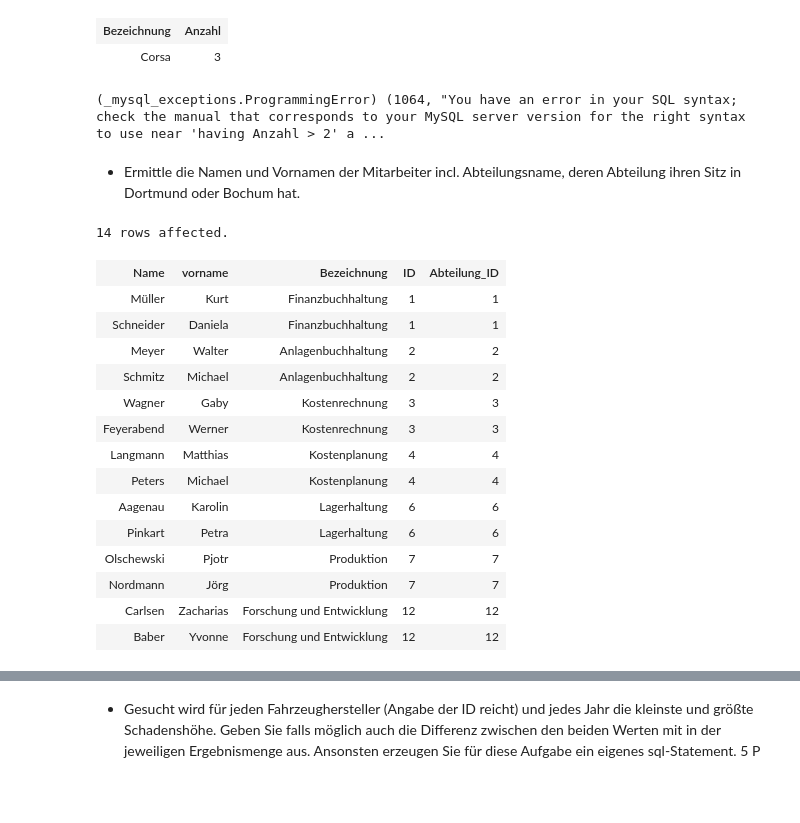
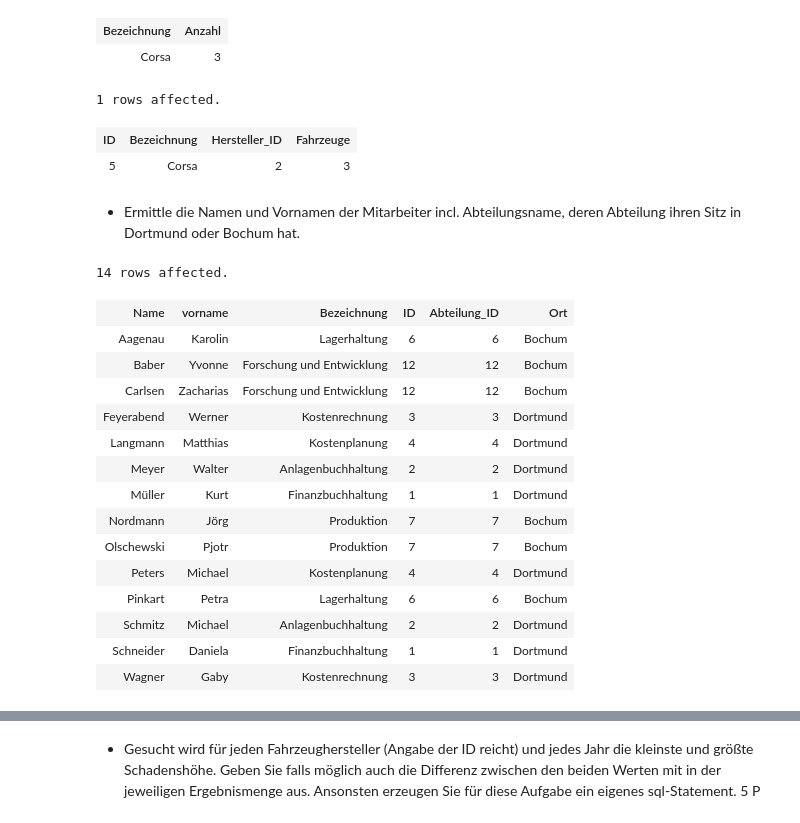
Before and after one commit to steinam/teacher, a Jupyter notebook: jup_notebooks/Versicherung_11FI3_On_Paper.ipynb, the cells around one changed output, grey strips where cells are left out. Drawn from its saved outputs; the diff is of its cells as text; code cells hidden in the pictures; blank space fills up the shorter version.

```diff
--- a/jup_notebooks/Versicherung_11FI3_On_Paper.ipynb
+++ b/jup_notebooks/Versicherung_11FI3_On_Paper.ipynb
@@ -50,42 +52,46 @@ having count(Anzahl) > 2
 | Corsa | 3 |
 # %%
 %%sql
-select fahrzeugtyp.*,
-	(Select sum(fahrzeug.ID) from fahrzeug) as Anzahl
+select *, (select count(*) from fahrzeug
+           where fahrzeug.fahrzeugtyp_id = fahrzeugtyp.id) as Fahrzeuge
 from fahrzeugtyp
-order by fahrzeugtyp.ID
-having Anzahl > 2;
+having Fahrzeuge > 2
+order by fahrzeugtyp.bezeichnung;
 # %% [output]
-(_mysql_exceptions.ProgrammingError) (1064, "You have an error in your SQL syntax; check the manual that corresponds to your MySQL server version for the right syntax to use near 'having Anzahl > 2' a ...
+1 rows affected.
+| ID | Bezeichnung | Hersteller_ID | Fahrzeuge |
+| 5 | Corsa | 2 | 3 |
 # %% [markdown]
 - Ermittle die Namen und Vornamen der Mitarbeiter incl. Abteilungsname, deren Abteilung ihren Sitz in Dortmund oder Bochum hat.
 # %%
 %%sql
 -- meine Lösung
 
 -- select ID from Abteilung where Abteilung.Ort = 'Dortmund' or abteilung.Ort =  'Bochum'
 
 
-select Name, vorname, Bezeichnung, Abteilung.ID, Mitarbeiter.Abteilung_ID from Mitarbeiter inner join Abteilung
+select Name, vorname, Bezeichnung, Abteilung.ID, Mitarbeiter.Abteilung_ID,
+    Abteilung.Ort from Mitarbeiter inner join Abteilung
 on Mitarbeiter.Abteilung_ID = Abteilung.ID
 where Abteilung.Ort in('Dortmund', 'Bochum')
+order by Name
 # %% [output]
 14 rows affected.
-| Name | vorname | Bezeichnung | ID | Abteilung_ID |
-| Müller | Kurt | Finanzbuchhaltung | 1 | 1 |
-| Schneider | Daniela | Finanzbuchhaltung | 1 | 1 |
-| Meyer | Walter | Anlagenbuchhaltung | 2 | 2 |
-| Schmitz | Michael | Anlagenbuchhaltung | 2 | 2 |
-| Wagner | Gaby | Kostenrechnung | 3 | 3 |
-| Feyerabend | Werner | Kostenrechnung | 3 | 3 |
-| Langmann | Matthias | Kostenplanung | 4 | 4 |
-| Peters | Michael | Kostenplanung | 4 | 4 |
-| Aagenau | Karolin | Lagerhaltung | 6 | 6 |
-| Pinkart | Petra | Lagerhaltung | 6 | 6 |
-| Olschewski | Pjotr | Produktion | 7 | 7 |
-| Nordmann | Jörg | Produktion | 7 | 7 |
-| Carlsen | Zacharias | Forschung und Entwicklung | 12 | 12 |
-| Baber | Yvonne | Forschung und Entwicklung | 12 | 12 |
+| Name | vorname | Bezeichnung | ID | Abteilung_ID | Ort |
+| Aagenau | Karolin | Lagerhaltung | 6 | 6 | Bochum |
+| Baber | Yvonne | Forschung und Entwicklung | 12 | 12 | Bochum |
+| Carlsen | Zacharias | Forschung und Entwicklung | 12 | 12 | Bochum |
+| Feyerabend | Werner | Kostenrechnung | 3 | 3 | Dortmund |
+| Langmann | Matthias | Kostenplanung | 4 | 4 | Dortmund |
+| Meyer | Walter | Anlagenbuchhaltung | 2 | 2 | Dortmund |
+| Müller | Kurt | Finanzbuchhaltung | 1 | 1 | Dortmund |
+| Nordmann | Jörg | Produktion | 7 | 7 | Bochum |
+| Olschewski | Pjotr | Produktion | 7 | 7 | Bochum |
+| Peters | Michael | Kostenplanung | 4 | 4 | Dortmund |
+| Pinkart | Petra | Lagerhaltung | 6 | 6 | Bochum |
+| Schmitz | Michael | Anlagenbuchhaltung | 2 | 2 | Dortmund |
+| Schneider | Daniela | Finanzbuchhaltung | 1 | 1 | Dortmund |
+| Wagner | Gaby | Kostenrechnung | 3 | 3 | Dortmund |
 # %%
 %%sql
 -- deine Lösung
```
Also changed, not shown: parts of 9 cells of this notebook, 4 other files.
